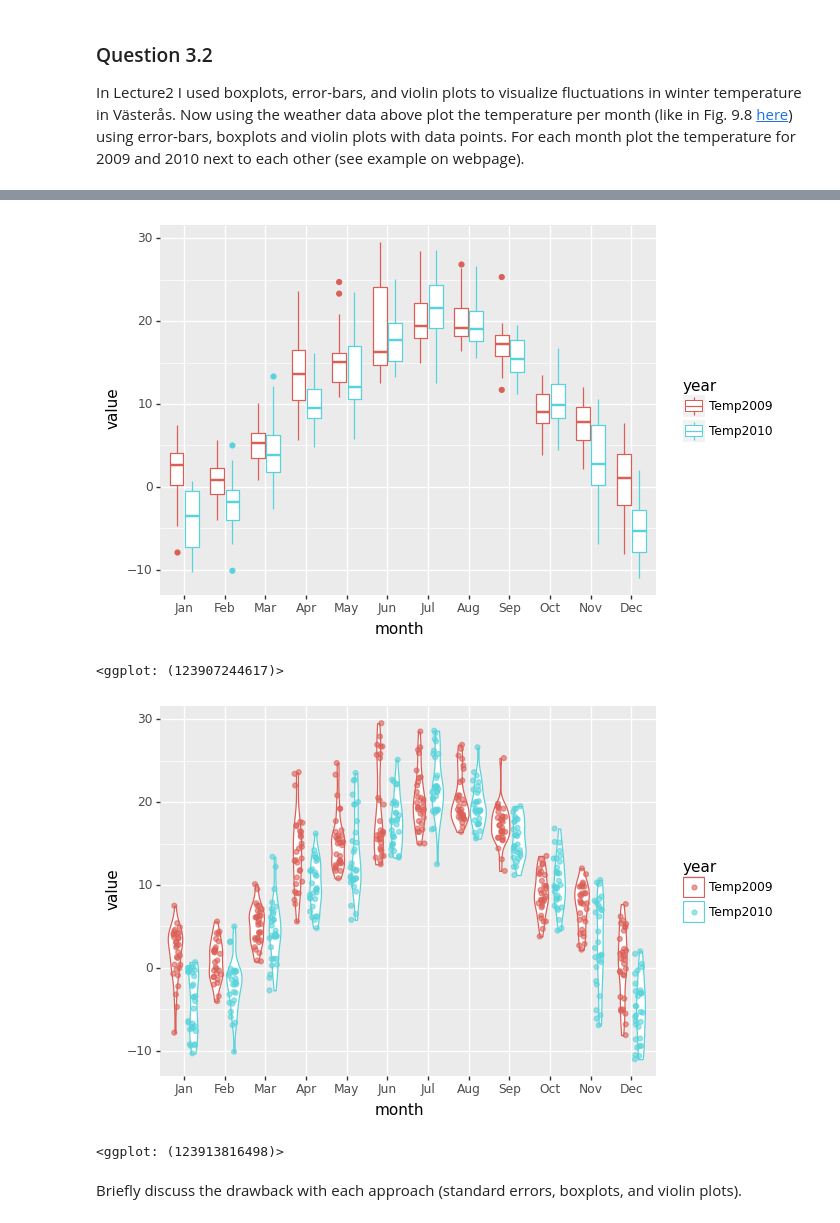
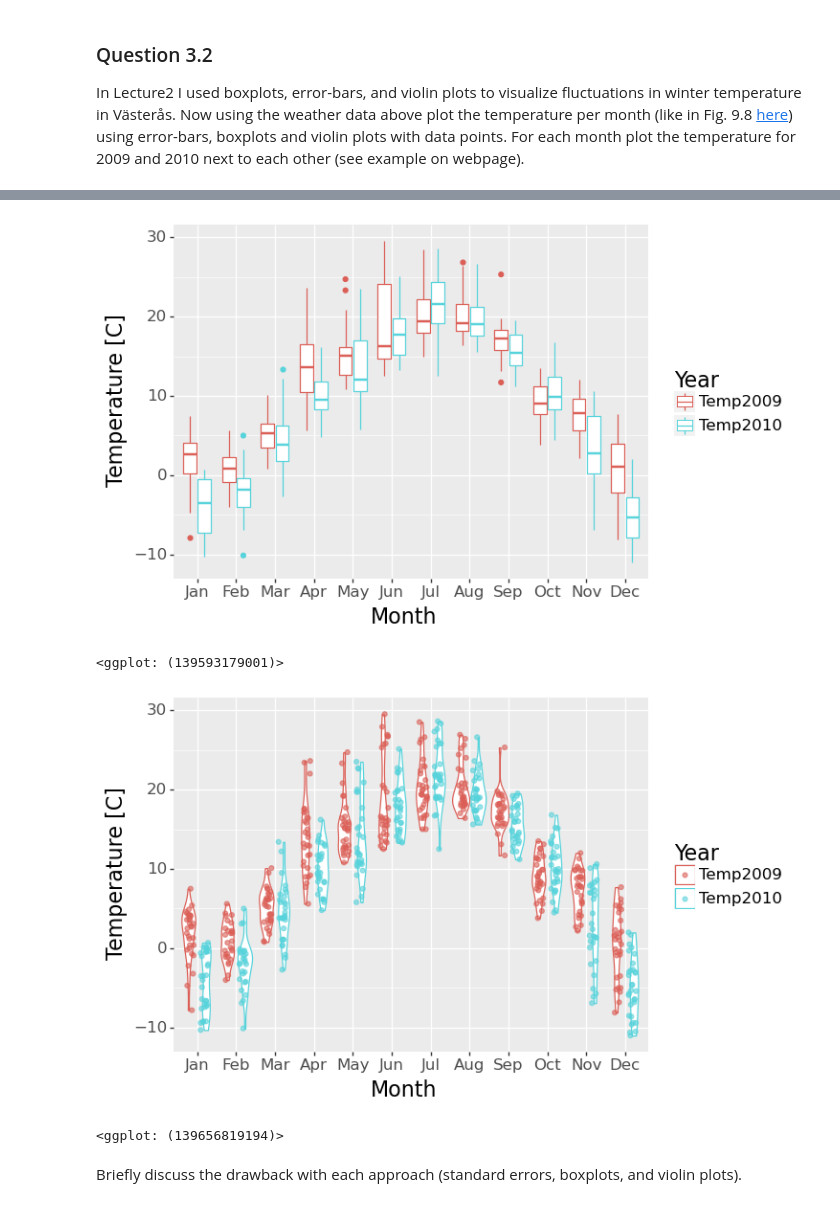
Before and after one commit to AxelEiman/SciVis, a Jupyter notebook: HW1/Homework1.ipynb, the cells around one changed output, grey strips where cells are left out. Drawn from its saved outputs; the diff is of its cells as text; code cells hidden in the pictures.

```diff
--- a/HW1/Homework1.ipynb
+++ b/HW1/Homework1.ipynb
@@ -33,6 +33,13 @@ from plotnine.data import mtcars # Classic example data set
 cbPalette = ["#E69F00", "#56B4E9", "#009E73",
              "#F0E442", "#0072B2", "#D55E00",
              "#CC79A7", "#999999"]
+
+BASE_HEIGHT = 5
+BASE_WIDTH = 7.0
+
+dir_save = "./Figs/"
+if not os.path.isdir(dir_save):
+    os.mkdir(dir_save)
 # %% [markdown]
 ## Task 1
 
@@ -202,28 +245,50 @@ In Lecture2 I used boxplots, error-bars, and violin plots to visualize fluctuati
 # Insert code here using boxplots
 
 # Remember to print the visual
-(
+p = (
     ggplot(weather_tidy, aes(x='month', y='value', color='year'))
     + geom_boxplot()
     + scale_x_discrete(limits=weather_tidy["month"].unique())
+    + labs(x='Month', y='Temperature [C]', color='Year')
+    + theme(
+    axis_text=element_text(size=12),
+    axis_title=element_text(size=16),
+    legend_text=element_text(size=12),
+    legend_title=element_text(size=16)
 )
+)
+
+p.save("Figs/3.2_BP.png", width=BASE_WIDTH, height=BASE_HEIGHT, dpi=300)
+
+p
 # %% [output]
-[figure, old version]
+[figure, new version]
-<ggplot: (123907244617)>
+<ggplot: (139593179001)>
 # %%
 # Insert code here using violin plot with dots
 
 # Remember to print the visual
-(
+p = (
     ggplot(weather_tidy, aes(x='month', y='value', color='year'))
     + geom_violin()
     + geom_point(position=position_jitterdodge(jitter_width=0.2), alpha=0.6) # aes(x=stage(after_stat='color', after_scale='x'))
     #+ geom_jitter(position="dodge")
     + scale_x_discrete(limits=weather_tidy["month"].unique())
+    + labs(x='Month', y='Temperature [C]', color='Year')
+    + theme(
+    axis_text=element_text(size=12),
+    axis_title=element_text(size=16),
+    legend_text=element_text(size=12),
+    legend_title=element_text(size=16)
 )
+)
+
+p.save("Figs/3.2_VP.png", width=BASE_WIDTH, height=BASE_HEIGHT, dpi=300)
+
+p
 # %% [output]
-[figure, old version]
+[figure, new version]
-<ggplot: (123913816498)>
+<ggplot: (139656819194)>
 # %% [markdown]
 Briefly discuss the drawback with each approach (standard errors, boxplots, and violin plots).
 # %% [markdown]
```
Also changed, not shown: parts of 20 cells of this notebook.
